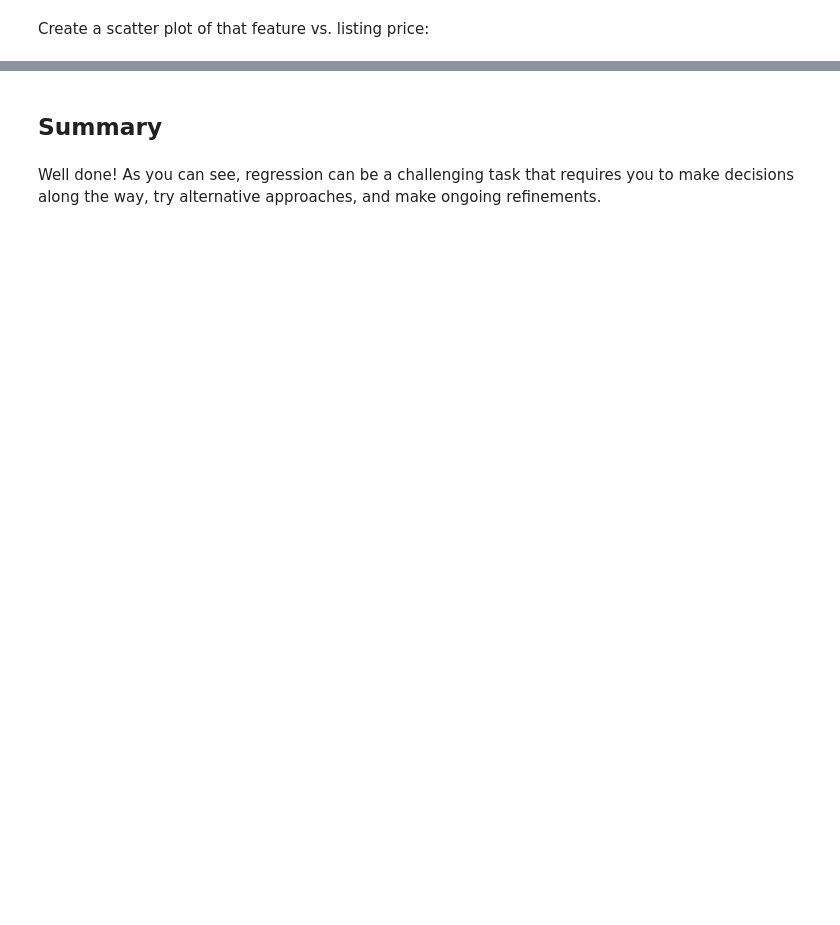
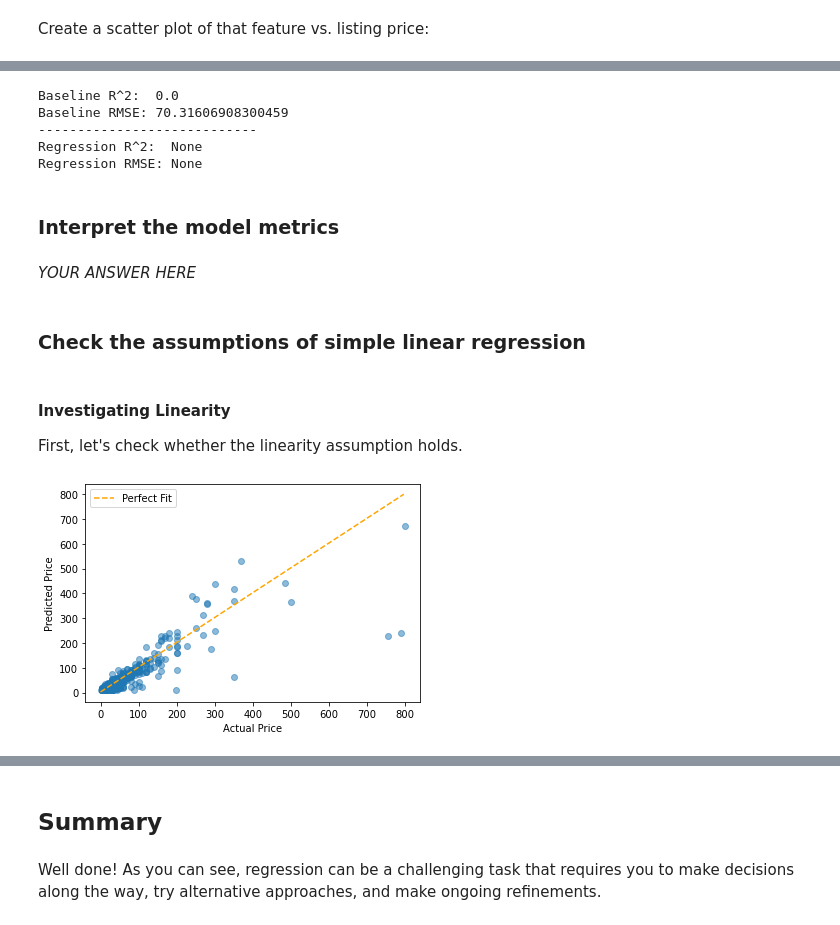
Before and after one commit to learn-co-curriculum/ds-linear-regression-project-axi, a Jupyter notebook: index.ipynb, the cells around one changed output, grey strips where cells are left out. Saved outputs shown, nothing was run; the diff lists cells and outputs as text; code cells hidden in the pictures; blank space fills up the shorter version.

Commit message:
replaced main notebook with updated from axi

```diff
--- a/index.ipynb
+++ b/index.ipynb
@@ -44,11 +53,8 @@ import matplotlib.pyplot as plt
 # %%
 # Replace None with your code
 
-train = None
-test = None
+connection = None
 
-X_train = None
-y_train = None
+sql_query = None
 
-X_test = None
-y_test = None
+df = None
@@ -590,0 +222,6 @@ After completing the project, you could consider the following enhancements if y
+# %%
+import statsmodels.formula.api as smf
+
+# Replace None with your code
+
+model = None
@@ -590,0 +246,41 @@ After completing the project, you could consider the following enhancements if y
+# %%
+# Replace None with your code
+model_r2 = None
+
+model_rmse = None
+
+print('Baseline R^2: ', baseline_r2)
+print('Baseline RMSE:', baseline_rmse)
+print('----------------------------')
+print('Regression R^2: ', model_r2)
+print('Regression RMSE:', model_rmse)
+# %% [output]
+Baseline R^2:  0.0
+Baseline RMSE: 70.31606908300459
+----------------------------
+Regression R^2:  None
+Regression RMSE: None
+# %% [markdown]
+### Interpret the model metrics
+# %% [markdown]
+*YOUR ANSWER HERE*
+# %% [markdown]
+### Check the assumptions of simple linear regression
+# %% [markdown]
+#### Investigating Linearity
+
+First, let's check whether the linearity assumption holds.
+# %%
+# Run this cell without changes
+
+preds = model.predict()
+fig, ax = plt.subplots()
+
+perfect_line = np.arange(df.list_price.min(), df.list_price.max())
+ax.plot(perfect_line, linestyle="--", color="orange", label="Perfect Fit")
+ax.scatter(df.list_price, preds, alpha=0.5)
+ax.set_xlabel("Actual Price")
+ax.set_ylabel("Predicted Price")
+ax.legend();
+# %% [output]
+[figure, added]
```
Also changed, not shown: parts of 124 cells of this notebook.
